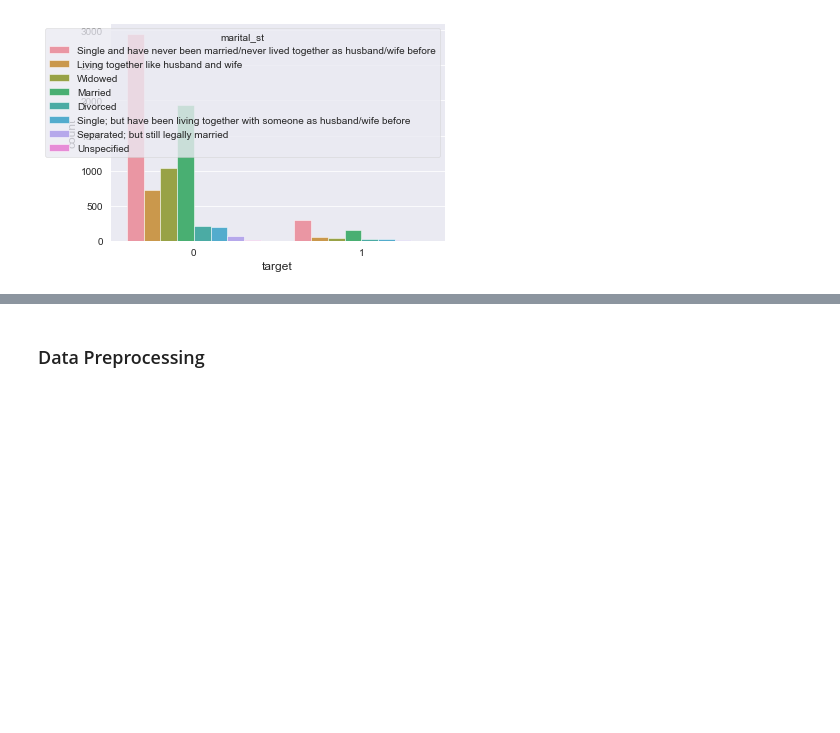
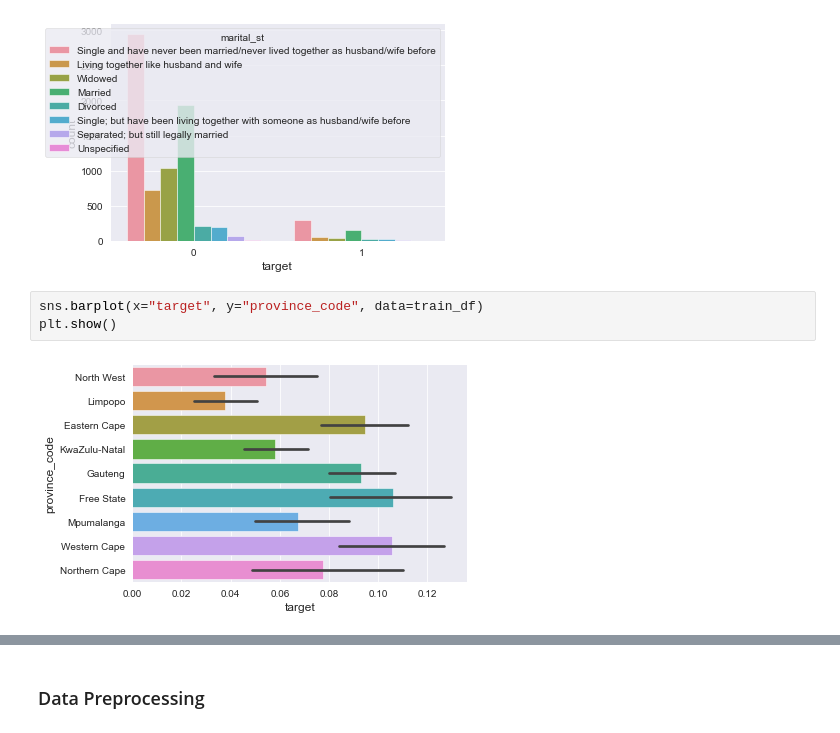
Before and after one commit to Odomero/Zindi_Safety_Hack, a Jupyter notebook: Safety_Hack_Zindi.ipynb, the cells around one changed output, grey strips where cells are left out. Saved outputs shown, nothing was run; the diff lists cells and outputs as text; blank space fills up the shorter version.

```diff
--- a/Safety_Hack_Zindi.ipynb
+++ b/Safety_Hack_Zindi.ipynb
@@ -163,3 +166,8 @@ sns.countplot(x="target", hue='marital_st', data=train_df)
 plt.show()
 # %% [output]
 [figure]
+# %%
+sns.barplot(x="target", y="province_code", data=train_df)
+plt.show()
+# %% [output]
+[figure, added]
```
Also changed, not shown: parts of 43 cells of this notebook, 11 other files.
